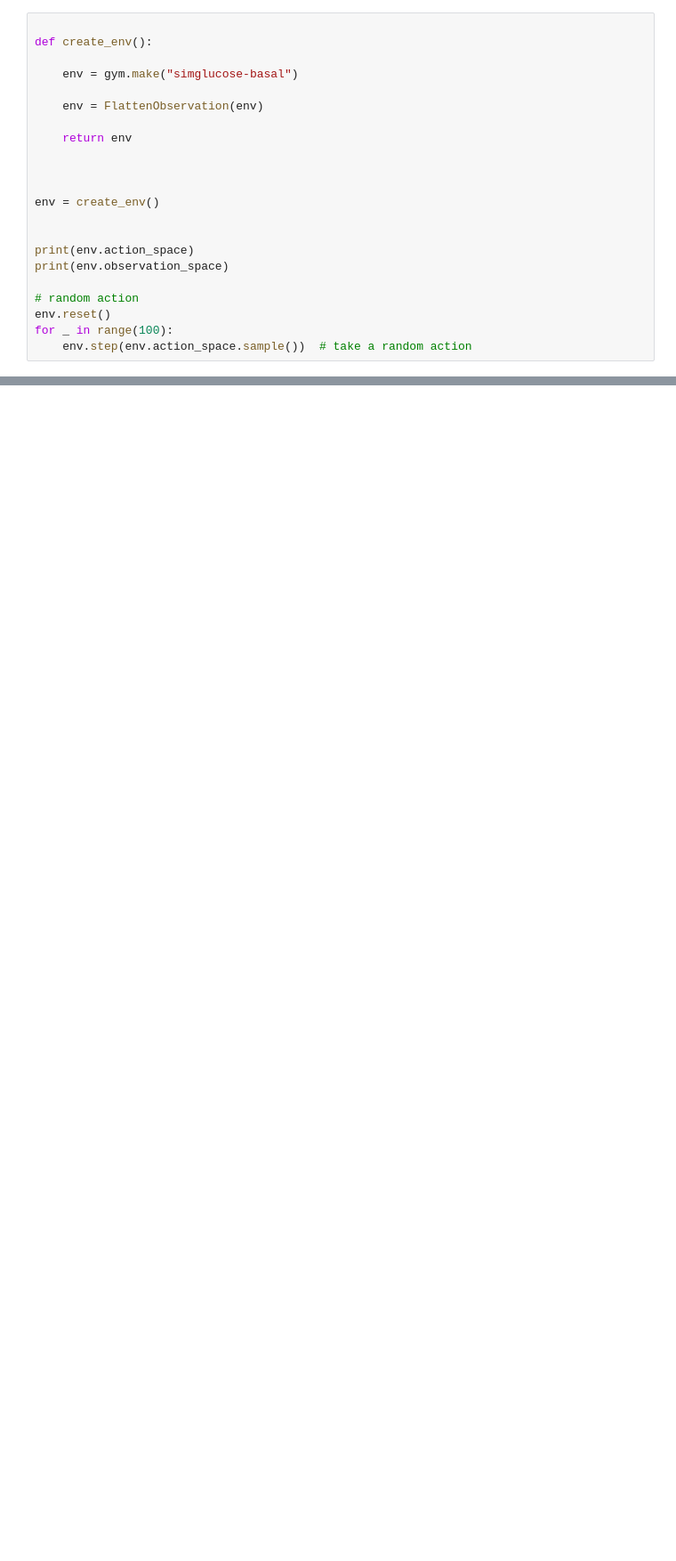
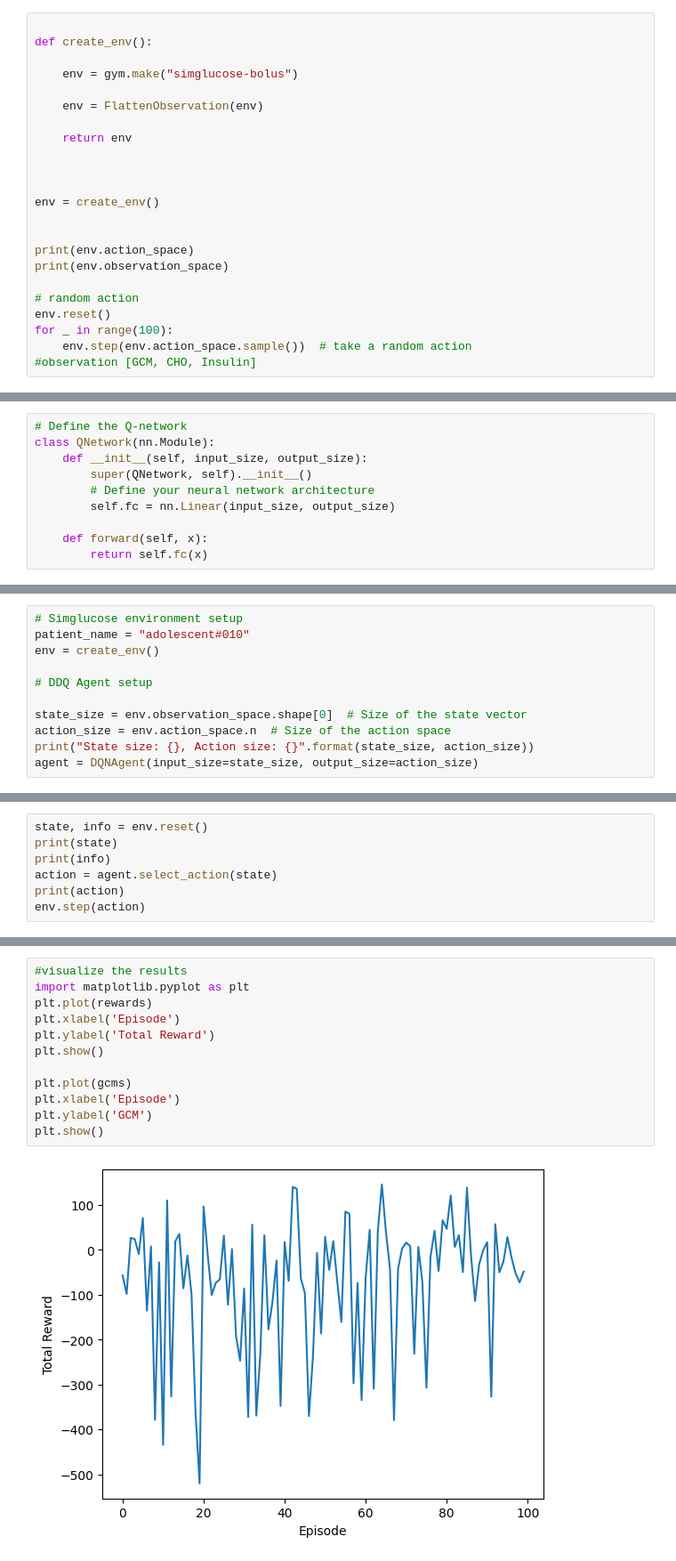
Before and after one commit to vitamys/rl_project, a Jupyter notebook: EnvDemo.ipynb, the cells around one changed output, grey strips where cells are left out. Shown at 89% size. Saved outputs shown, nothing was run; the diff lists cells and outputs as text; blank space fills up the shorter version.

Commit message:
ddg agent

```diff
--- a/EnvDemo.ipynb
+++ b/EnvDemo.ipynb
@@ -56,7 +60,7 @@ gym.envs.register(
 
 def create_env():
 
-    env = gym.make("simglucose-basal")
+    env = gym.make("simglucose-bolus")
 
     env = FlattenObservation(env)
 
@@ -74,3 +78,4 @@ print(env.observation_space)
 env.reset()
 for _ in range(100):
     env.step(env.action_space.sample())  # take a random action
+#observation [GCM, CHO, Insulin]
@@ -76,0 +85,10 @@ for _ in range(100):
+# %%
+# Define the Q-network
+class QNetwork(nn.Module):
+    def __init__(self, input_size, output_size):
+        super(QNetwork, self).__init__()
+        # Define your neural network architecture
+        self.fc = nn.Linear(input_size, output_size)
+
+    def forward(self, x):
+        return self.fc(x)
@@ -76,0 +164,11 @@ for _ in range(100):
+# %%
+# Simglucose environment setup
+patient_name = "adolescent#010"
+env = create_env()
+
+# DDQ Agent setup
+
+state_size = env.observation_space.shape[0]  # Size of the state vector
+action_size = env.action_space.n  # Size of the action space
+print("State size: {}, Action size: {}".format(state_size, action_size))
+agent = DQNAgent(input_size=state_size, output_size=action_size)
@@ -76,0 +177,7 @@ for _ in range(100):
+# %%
+state, info = env.reset()
+print(state)
+print(info)
+action = agent.select_action(state)
+print(action)
+env.step(action)
@@ -76,0 +252,14 @@ for _ in range(100):
+# %%
+#visualize the results
+import matplotlib.pyplot as plt
+plt.plot(rewards)
+plt.xlabel('Episode')
+plt.ylabel('Total Reward')
+plt.show()
+
+plt.plot(gcms)
+plt.xlabel('Episode')
+plt.ylabel('GCM')
+plt.show()
+# %% [output]
+[figure, added]
```
Also changed, not shown: parts of 10 cells of this notebook.
